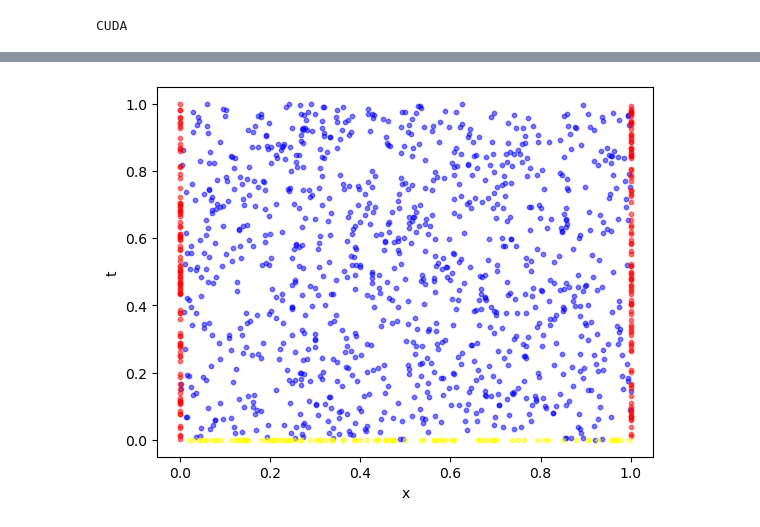
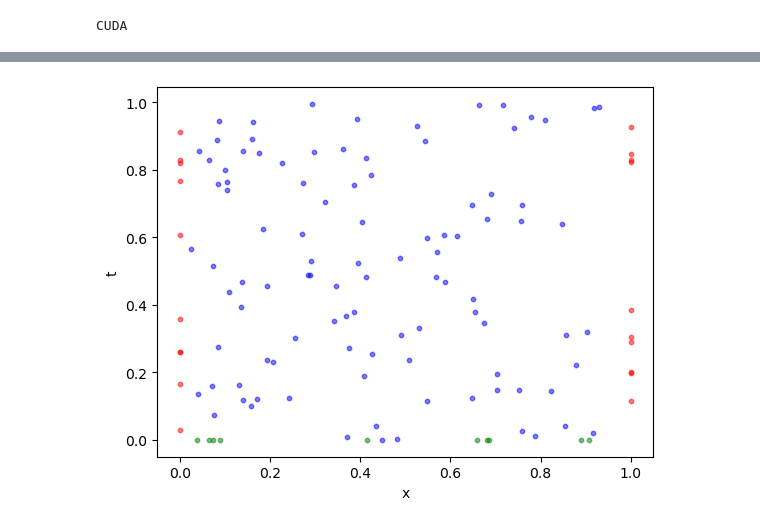
Before and after one commit to alleswe2k/PINNs, a Jupyter notebook: 1D_time_problem/time.ipynb, the cells around one changed output, grey strips where cells are left out. Saved outputs shown, nothing was run; the diff lists cells and outputs as text; code cells hidden in the pictures.

```diff
--- a/1D_time_problem/time.ipynb
+++ b/1D_time_problem/time.ipynb
@@ -156,46 +270,29 @@ def func(x, t):
 # %%
-epochs = 600
-n_points = 1000
 
-def ic_points(n_points):
-    x = torch.rand(n_points, device=device)
-    t = torch.zeros(n_points, device=device)
-    return torch.stack([x, t], dim=1)
-
-def bc_points(n_points, x_bc):
-    x = torch.ones(n_points, device=device) * x_bc
-    t = torch.rand(n_points, device=device)
-    return torch.stack([x, t], dim=1)
-
-def domain_points(n_points):
-    x = torch.rand(n_points, device=device)
-    t = torch.rand(n_points, device=device)
-    return torch.stack([x, t], dim=1)
-
-d = domain_points(n_points)
-bc1 = bc_points(100, 0)
-bc2 = bc_points(100, 1)
-ic = ic_points(100)
+d = domain_points(100)
+bc_lb = bc_points(10, 0)
+bc_rb = bc_points(10, 1)
+ic = ic_points(10)
 
 x1 = d[:, 0].cpu().numpy()
 t1 = d[:, 1].cpu().numpy()
 
-x2 = bc1[:, 0].cpu().numpy()
-t2 = bc1[:, 1].cpu().numpy()
+x2 = bc_lb[:, 0].cpu().numpy()
+t2 = bc_lb[:, 1].cpu().numpy()
 
-x3 = bc2[:, 0].cpu().numpy()
-t3 = bc2[:, 1].cpu().numpy()
+x3 = bc_rb[:, 0].cpu().numpy()
+t3 = bc_rb[:, 1].cpu().numpy()
 
 x4 = ic[:, 0].cpu().numpy()
 t4 = ic[:, 1].cpu().numpy()
 
 plt.scatter(x1, t1, s=10, color="blue", alpha=0.5)
 plt.scatter(x2, t2, s=10, color="red", alpha=0.5)
 plt.scatter(x3, t3, s=10, color="red", alpha=0.5)
-plt.scatter(x4, t4, s=10, color="yellow", alpha=0.5)
+plt.scatter(x4, t4, s=10, color="green", alpha=0.5)
 plt.xlabel("x")
 plt.ylabel("t")
 plt.show()
 # %% [output]
-[figure, old version]
+[figure, new version]
 # %%
```
Also changed, not shown: parts of 11 cells of this notebook, 1 other file.
